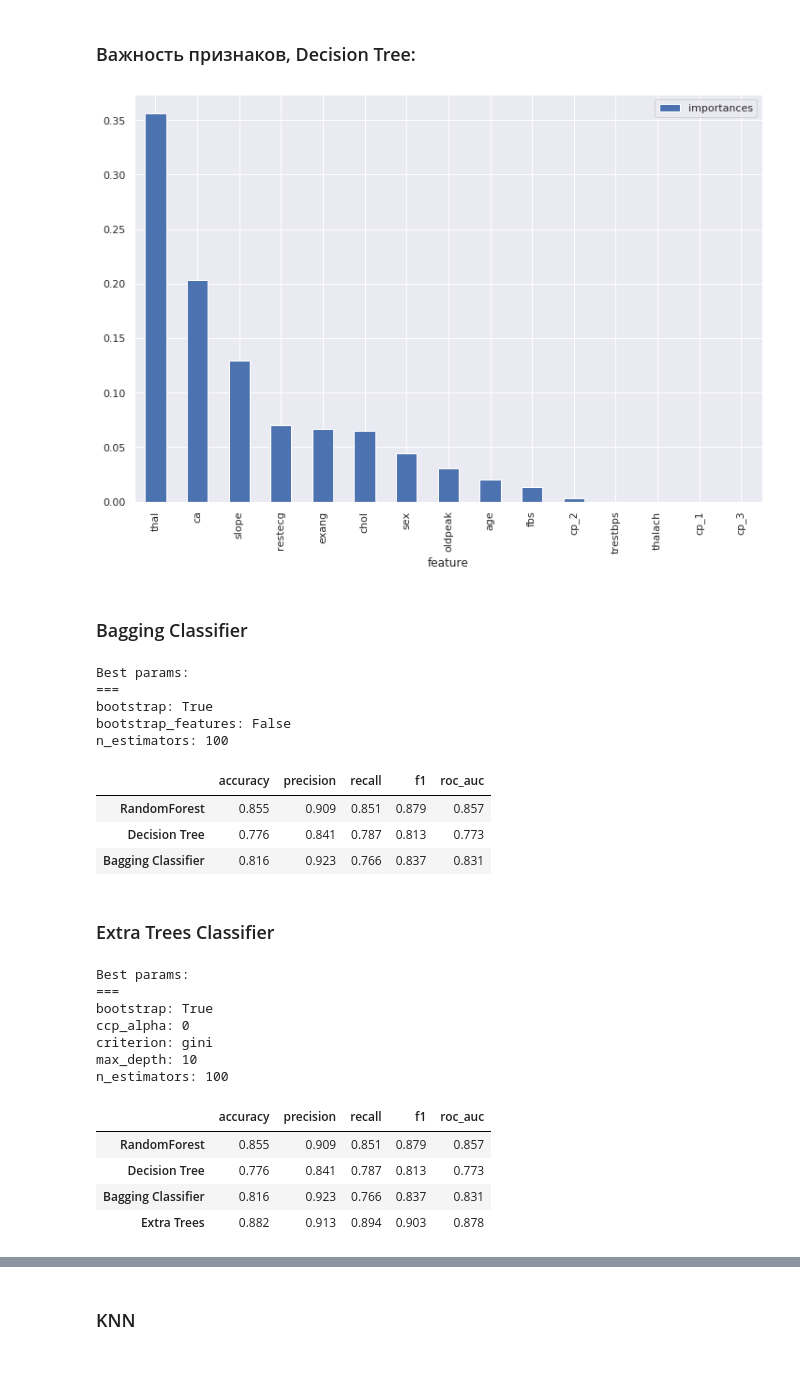
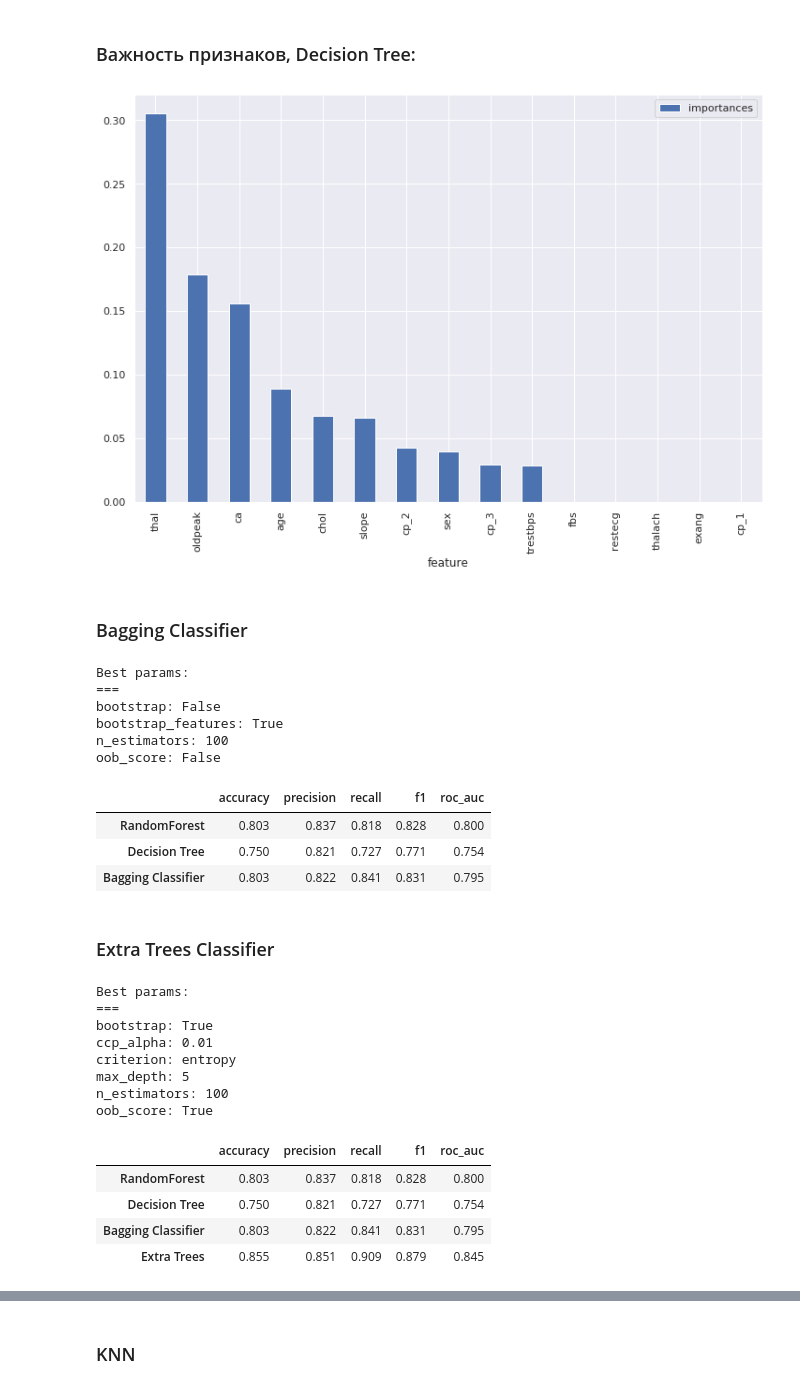
Before and after one commit to j0hntv/otus_ml, a Jupyter notebook: otus_02-12_ensembles.ipynb, the cells around one changed output, grey strips where cells are left out. Saved outputs shown, nothing was run; the diff lists cells and outputs as text; code cells hidden in the pictures.

```diff
--- a/otus_02-12_ensembles.ipynb
+++ b/otus_02-12_ensembles.ipynb
@@ -143,11 +136,12 @@ X_test = scaler.transform(X_test)
 # %%
 model = RandomForestClassifier()
 param_grid = {
-    'n_estimators': [5, 10, 50, 100],
+    'n_estimators': [5, 10, 50],
     'criterion': ['gini', 'entropy'],
     'max_depth': [None, 1, 3, 5, 10, 15, 20],
     'class_weight': [None, 'balanced'],
-    'max_features': [None, 'auto', 'sqrt', 'log2']
+    'max_features': [None, 'auto', 'sqrt', 'log2'],
+    'oob_score': [True, False]
 }
 grid_search = GridSearchCV(model, param_grid, cv=5, n_jobs=-1)
 grid_search.fit(X_train, y_train)
@@ -244,7 +239,7 @@ df_feature_importances.set_index('feature', inplace=True)
 df_feature_importances.sort_values('importances', ascending=False, inplace=True)
 df_feature_importances.plot.bar();
 # %% [output]
-[figure, old version]
+[figure, new version]
 # %% [markdown]
 ### Bagging Classifier
 # %%
@@ -252,7 +247,8 @@ model = BaggingClassifier()
 param_grid = {
     'n_estimators': [1, 10, 100],
     'bootstrap': [True, False],
-    'bootstrap_features': [True, False]
+    'bootstrap_features': [True, False],
+    'oob_score': [True, False]
 }
 grid_search = GridSearchCV(model, param_grid, cv=5, n_jobs=-1)
 grid_search.fit(X_train, y_train)
@@ -268,45 +264,48 @@ quality
 # %% [output]
 Best params:
 ===
-bootstrap: True
-bootstrap_features: False
+bootstrap: False
+bootstrap_features: True
 n_estimators: 100
+oob_score: False
 |  | accuracy | precision | recall | f1 | roc_auc |
-| RandomForest | 0.855 | 0.909 | 0.851 | 0.879 | 0.857 |
-| Decision Tree | 0.776 | 0.841 | 0.787 | 0.813 | 0.773 |
-| Bagging Classifier | 0.816 | 0.923 | 0.766 | 0.837 | 0.831 |
+| RandomForest | 0.803 | 0.837 | 0.818 | 0.828 | 0.800 |
+| Decision Tree | 0.750 | 0.821 | 0.727 | 0.771 | 0.754 |
+| Bagging Classifier | 0.803 | 0.822 | 0.841 | 0.831 | 0.795 |
 # %% [markdown]
 ### Extra Trees Classifier
 # %%
 model = ExtraTreesClassifier()
 param_grid = {
     'n_estimators': [1, 10, 100],
     'criterion': ['gini', 'entropy'],
     'bootstrap': [True, False],
     'ccp_alpha': [0, 0.01, 0.1, 1],
-    'max_depth': [None, 3, 5, 10]
+    'max_depth': [None, 3, 5, 10],
+    'oob_score': [True, False]
 }
 grid_search = GridSearchCV(model, param_grid, cv=5, n_jobs=-1)
 grid_search.fit(X_train, y_train)
 
 print('Best params:\n===')
 for name, value, in grid_search.best_params_.items():
     print(f'{name}: {value}')
 
 predict = grid_search.predict(X_test)
 
 quality.loc['Extra Trees', :] = get_classification_metrics(y_test, predict)
 quality
 # %% [output]
 Best params:
 ===
 bootstrap: True
-ccp_alpha: 0
-criterion: gini
-max_depth: 10
+ccp_alpha: 0.01
+criterion: entropy
+max_depth: 5
 n_estimators: 100
+oob_score: True
 |  | accuracy | precision | recall | f1 | roc_auc |
-| RandomForest | 0.855 | 0.909 | 0.851 | 0.879 | 0.857 |
-| Decision Tree | 0.776 | 0.841 | 0.787 | 0.813 | 0.773 |
-| Bagging Classifier | 0.816 | 0.923 | 0.766 | 0.837 | 0.831 |
-| Extra Trees | 0.882 | 0.913 | 0.894 | 0.903 | 0.878 |
+| RandomForest | 0.803 | 0.837 | 0.818 | 0.828 | 0.800 |
+| Decision Tree | 0.750 | 0.821 | 0.727 | 0.771 | 0.754 |
+| Bagging Classifier | 0.803 | 0.822 | 0.841 | 0.831 | 0.795 |
+| Extra Trees | 0.855 | 0.851 | 0.909 | 0.879 | 0.845 |
```
Also changed, not shown: parts of 10 cells of this notebook.
